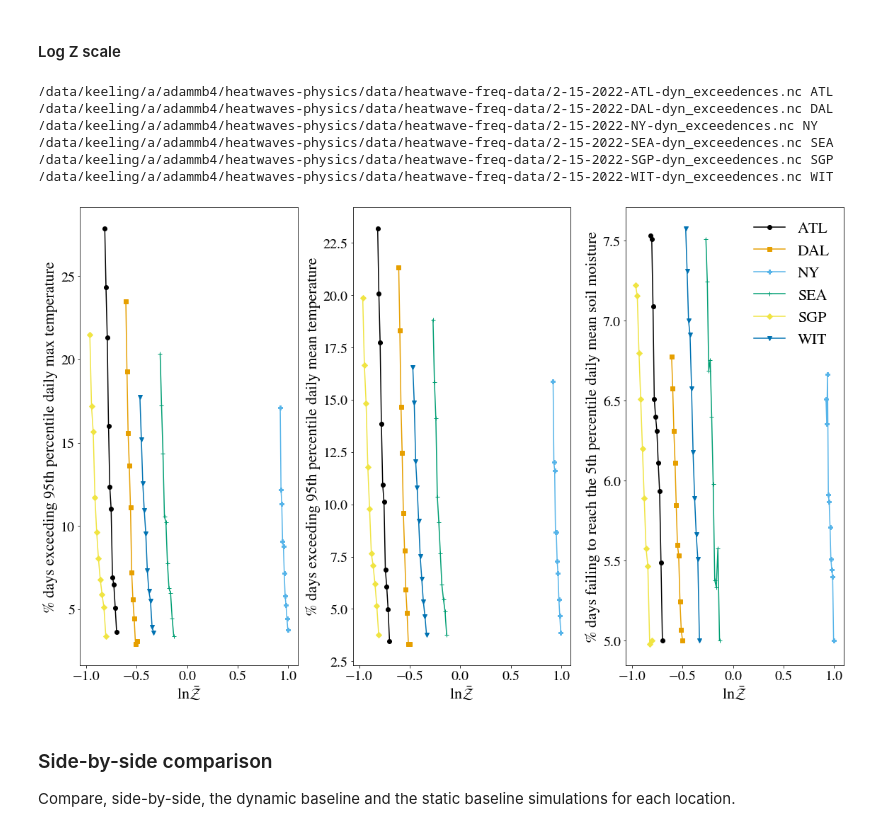
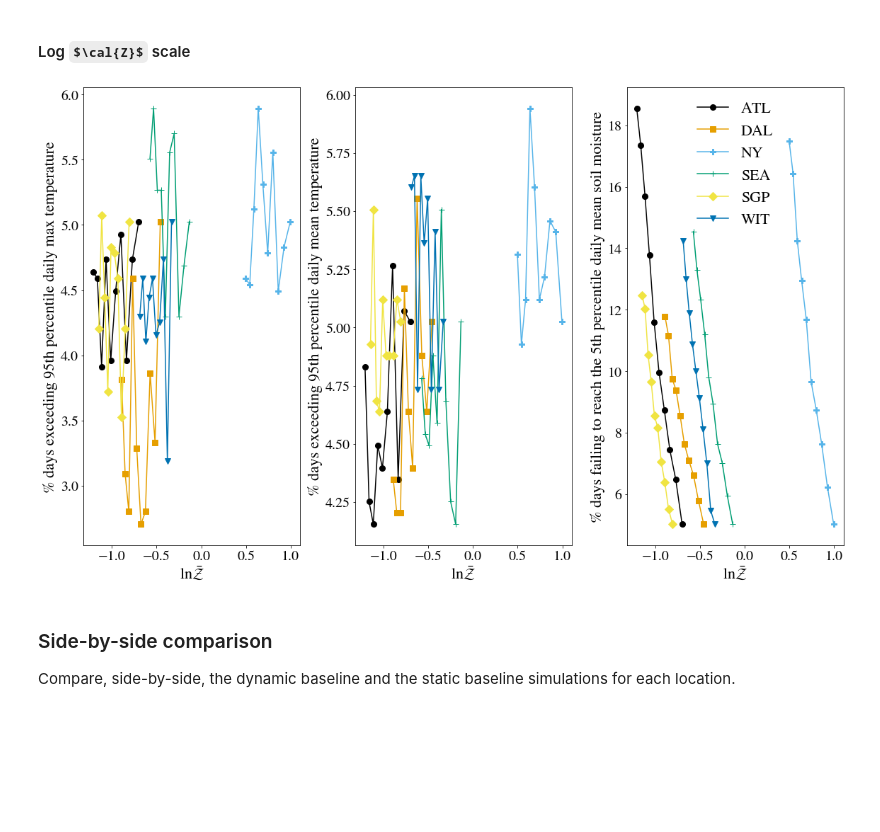
Before and after one commit to adam-bauer-34/SMACM-temp-extremes, a Jupyter notebook: notebooks/HWFreqAnalysis.ipynb, the cells around one changed output. Cells and saved outputs as stored; diff of their text form; code cells hidden in the pictures; some formulas as TeX source; blank space fills up the shorter version.

```diff
--- a/notebooks/HWFreqAnalysis.ipynb
+++ b/notebooks/HWFreqAnalysis.ipynb
@@ -125,24 +143,15 @@ fig.tight_layout()
 # %%
-# plot results
-color_list = ['#000000', '#E69F00', '#56B4E9', '#009E73', '#F0E442', '#0072B2', '#D55E00', '#CC79A7']
-marker_list = ['o', 's', 'P', '+', 'D', 'v', '3']
-fontsize = 22
-labelsize = 20
-figsize = (16, 10)
-
 fig, ax = plt.subplots(1, 3, figsize=figsize)
 
-for file in range(0, N_files//2):
-    index = 2 * file + 1
-    print(exceedence_filenames[index], file_list[file])
-    ax[0].plot(np.log(Zs[index]), Tmax_exs[index], color=color_list[file], marker=marker_list[file], label=file_list[file])
-    ax[1].plot(np.log(Zs[index]), Tdaily_exs[index], color=color_list[file], marker=marker_list[file], label=file_list[file])
-    ax[2].plot(np.log(Zs[index]), mdaily_exs[index], color=color_list[file], marker=marker_list[file], label=file_list[file])
+for file in range(N_files):
+    ax[0].plot(np.log(Zs[file]), Tmax_exs_stat[file], color=color_list[file], marker=marker_list[file], markersize = markersize, label=file_list[file])
+    ax[1].plot(np.log(Zs[file]), Tdaily_exs_stat[file], color=color_list[file], marker=marker_list[file], markersize = markersize, label=file_list[file])
+    ax[2].plot(np.log(Zs[file]), mdaily_exs[file], color=color_list[file], marker=marker_list[file], markersize = markersize, label=file_list[file])
 
 ax[0].set_ylabel("% days exceeding 95th percentile daily max temperature", fontsize=fontsize)
 ax[1].set_ylabel("% days exceeding 95th percentile daily mean temperature", fontsize=fontsize)
 ax[2].set_ylabel("% days failing to reach the 5th percentile daily mean soil moisture", fontsize=fontsize)
-ax[2].legend(frameon=False, fontsize=fontsize)
+ax[1].legend(frameon=False, fontsize=fontsize)
 
 for plot in range(0, 3):
     ax[plot].tick_params(axis='both', labelsize=labelsize)
@@ -164,12 +167,10 @@ The 95th percentile is incremented by the amount of global warming.
 # %%
 fig, ax = plt.subplots(1, 3, figsize=figsize)
 
-for file in range(0, N_files//2):
-    index = 2 * file
-    print(exceedence_filenames[index], file_list[file])
-    ax[0].plot(Zs[index], Tmax_exs[index], color=color_list[file], marker=marker_list[file], label=file_list[file])
-    ax[1].plot(Zs[index], Tdaily_exs[index], color=color_list[file], marker=marker_list[file], label=file_list[file])
-    ax[2].plot(Zs[index], mdaily_exs[index], color=color_list[file], marker=marker_list[file], label=file_list[file])
+for file in range(N_files):
+    ax[0].plot(Zs[file], Tmax_exs_dyn[file], color=color_list[file], marker=marker_list[file], markersize = markersize, label=file_list[file])
+    ax[1].plot(Zs[file], Tdaily_exs_dyn[file], color=color_list[file], marker=marker_list[file], markersize = markersize, label=file_list[file])
+    ax[2].plot(Zs[file], mdaily_exs[file], color=color_list[file], marker=marker_list[file], markersize = markersize, label=file_list[file])
 
 ax[0].set_ylabel("% days exceeding 95th percentile daily max temperature", fontsize=fontsize)
 ax[1].set_ylabel("% days exceeding 95th percentile daily mean temperature", fontsize=fontsize)
@@ -192,36 +187,25 @@ fig.tight_layout()
 # %% [markdown]
-#### Log Z scale
+#### Log $\cal{Z}$ scale
 # %%
 fig, ax = plt.subplots(1, 3, figsize=figsize)
 
-for file in range(0, N_files//2):
-    index = 2 * file
-    print(exceedence_filenames[index], file_list[file])
-    ax[0].plot(np.log(Zs[index]), Tmax_exs[index], color=color_list[file], marker=marker_list[file], label=file_list[file])
-    ax[1].plot(np.log(Zs[index]), Tdaily_exs[index], color=color_list[file], marker=marker_list[file], label=file_list[file])
-    ax[2].plot(np.log(Zs[index]), mdaily_exs[index], color=color_list[file], marker=marker_list[file], label=file_list[file])
+for file in range(0, N_files):
+    ax[0].plot(np.log(Zs[file]), Tmax_exs_dyn[file], color=color_list[file], marker=marker_list[file], markersize = markersize, label=file_list[file])
+    ax[1].plot(np.log(Zs[file]), Tdaily_exs_dyn[file], color=color_list[file], marker=marker_list[file], markersize = markersize, label=file_list[file])
+    ax[2].plot(np.log(Zs[file]), mdaily_exs[file], color=color_list[file], marker=marker_list[file], markersize = markersize, label=file_list[file])
 
 ax[0].set_ylabel("% days exceeding 95th percentile daily max temperature", fontsize=fontsize)
 ax[1].set_ylabel("% days exceeding 95th percentile daily mean temperature", fontsize=fontsize)
 ax[2].set_ylabel("% days failing to reach the 5th percentile daily mean soil moisture", fontsize=fontsize)
 ax[2].legend(frameon=False, fontsize=fontsize)
 
 for plot in range(0, 3):
     ax[plot].tick_params(axis='both', labelsize=labelsize)
     ax[plot].set_xlabel(r"$\ln\bar{\mathcal{Z}}$", fontsize=fontsize)
 
 fig.tight_layout()
-
-fig.savefig("figures/2-16-2022-exceedence-dynbaseline.png", dpi=400)
-fig.savefig("../../docs/figdump/2-16-2022-exceedence-dynbaseline.png", dpi=400)
 # %% [output]
-/data/keeling/a/adammb4/heatwaves-physics/data/heatwave-freq-data/2-15-2022-ATL-dyn_exceedences.nc ATL
-/data/keeling/a/adammb4/heatwaves-physics/data/heatwave-freq-data/2-15-2022-DAL-dyn_exceedences.nc DAL
-/data/keeling/a/adammb4/heatwaves-physics/data/heatwave-freq-data/2-15-2022-NY-dyn_exceedences.nc NY
-/data/keeling/a/adammb4/heatwaves-physics/data/heatwave-freq-data/2-15-2022-SEA-dyn_exceedences.nc SEA
-/data/keeling/a/adammb4/heatwaves-physics/data/heatwave-freq-data/2-15-2022-SGP-dyn_exceedences.nc SGP
-/data/keeling/a/adammb4/heatwaves-physics/data/heatwave-freq-data/2-15-2022-WIT-dyn_exceedences.nc WIT
-[figure, old version]
+[figure, new version]
 # %% [markdown]
 ### Side-by-side comparison
 
```
Also changed, not shown: parts of 52 cells of this notebook, 3 other files.
